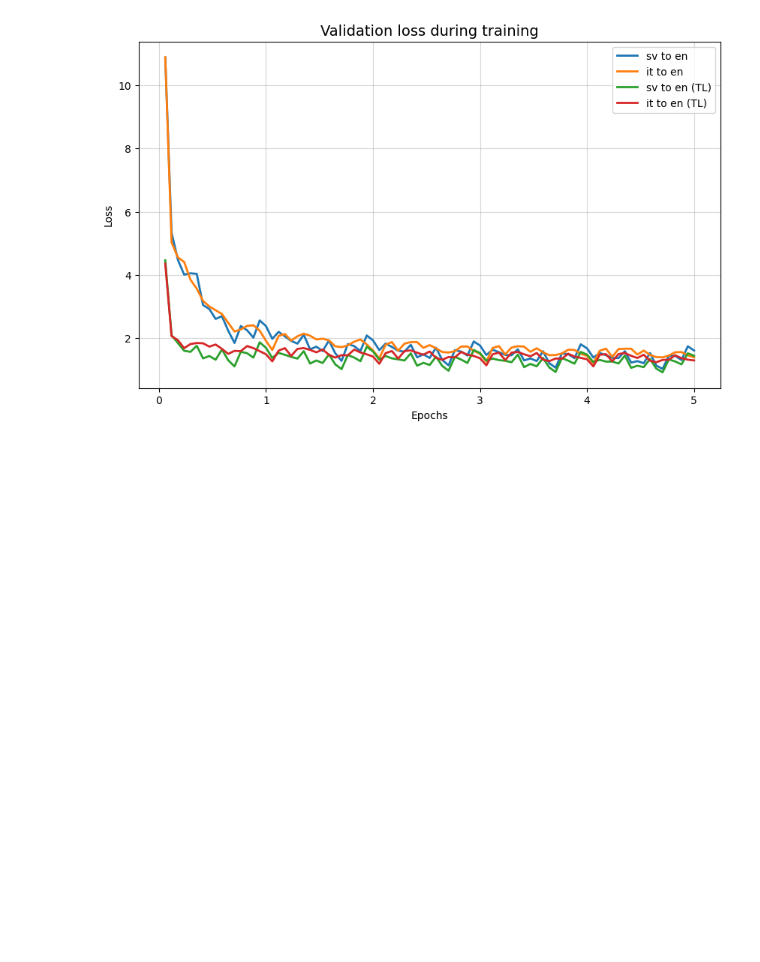
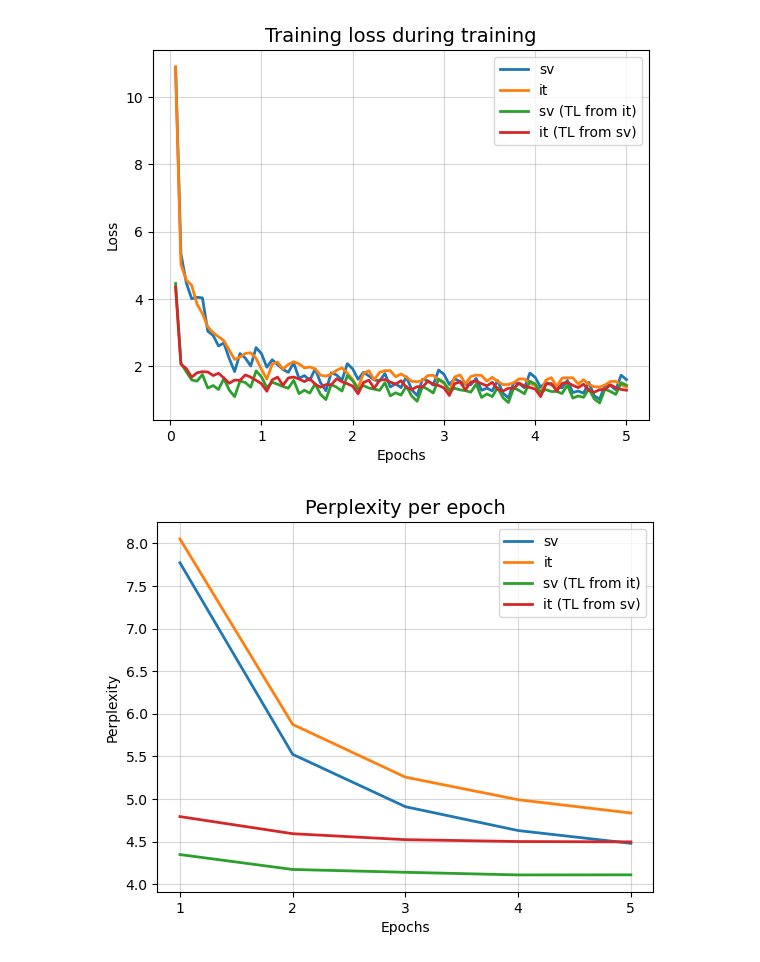
Before and after one commit to BenjaminTWP/dat450, a Jupyter notebook: project/plots.ipynb, the cells around one changed output. Saved outputs shown, nothing was run; the diff lists cells and outputs as text; code cells hidden in the pictures; blank space fills up the shorter version.

Commit message:
perplexity plot

```diff
--- a/project/plots.ipynb
+++ b/project/plots.ipynb
@@ -1,40 +1,70 @@
 # %%
 import matplotlib.pyplot as plt
 import numpy as np
 
 files = {}
-files["sv to en"] = "runs/training_logs_sv.out"
-files["it to en"] = "runs/training_logs_it.out"
-files["sv to en (TL)"] = "runs/training_logs_transfer_learning_it_to_sv.out"
-files["it to en (TL)"] = "runs/training_logs_transfer_learning_sv_to_it.out"
+files["sv"] = "runs/training_logs_sv.out"
+files["it"] = "runs/training_logs_it.out"
+files["sv (TL from it)"] = "runs/training_logs_transfer_learning_it_to_sv.out"
+files["it (TL from sv)"] = "runs/training_logs_transfer_learning_sv_to_it.out"
 
 nr_epochs = 5
 
-plt.figure(figsize=(10, 6))
+#plt.figure(figsize=(10, 6))
+
+perplexity_dict = {}
+val_loss_dict = {}
 
 for model in files.keys():
     file_name = files[model]
-    losses = []
+    train_losses = []
+    val_losses = []
+    perplexities = []
 
     with open(file_name, 'r') as file:
         for line in file:
-            if line.startswith("At epoch"):
+            if line.startswith("At epoch"): # training
                 loss_str = line.strip().split(" = ")[1]
                 loss = float(loss_str)
-                losses.append(loss)
+                train_losses.append(loss)
 
-    nr_datapoints = len(losses)
+            if line.startswith("Perplexity for the epoch is"): # validation
+                line_parts = line.strip().split(" ")
+                perplexity = float(line_parts[5])
+                loss = float(line_parts[-1])
+                perplexities.append(perplexity)
+                val_losses.append(loss)
+
+    perplexity_dict[model] = perplexities
+    val_loss_dict[model] = val_losses
+
+    nr_datapoints = len(train_losses)
     nr_datapoints_per_epoch = nr_datapoints
 
     x = np.linspace(0, nr_epochs, nr_datapoints+1)[1:] # The model is not evaluate before any training has occurred
 
-    plt.plot(x, losses, label=model, linewidth=2)
+    plt.plot(x, train_losses, label=model, linewidth=2)
 
 plt.legend(fontsize=10)
 plt.grid(True, alpha=0.5)
-plt.title('Validation loss during training', fontsize=14)
+plt.title('Training loss during training', fontsize=14)
 plt.xlabel("Epochs")
 plt.ylabel("Loss")
 plt.show()
+
+
+
+#plt.figure(figsize=(6, 6))
+epochs = np.linspace(1, nr_epochs, nr_epochs)
+for model in files.keys():
+    plt.plot(epochs, perplexity_dict[model], label=model, linewidth=2)
+plt.legend(fontsize=10)
+plt.grid(True, alpha=0.5)
+plt.title('Perplexity per epoch', fontsize=14)
+plt.xlabel("Epochs")
+plt.ylabel("Perplexity")
+plt.xticks([1, 2, 3, 4, 5], ['1', '2', '3', '4', '5'])
+plt.show()
 # %% [output]
-[figure, old version]
+[figure, new version]
+[figure, added]
```
